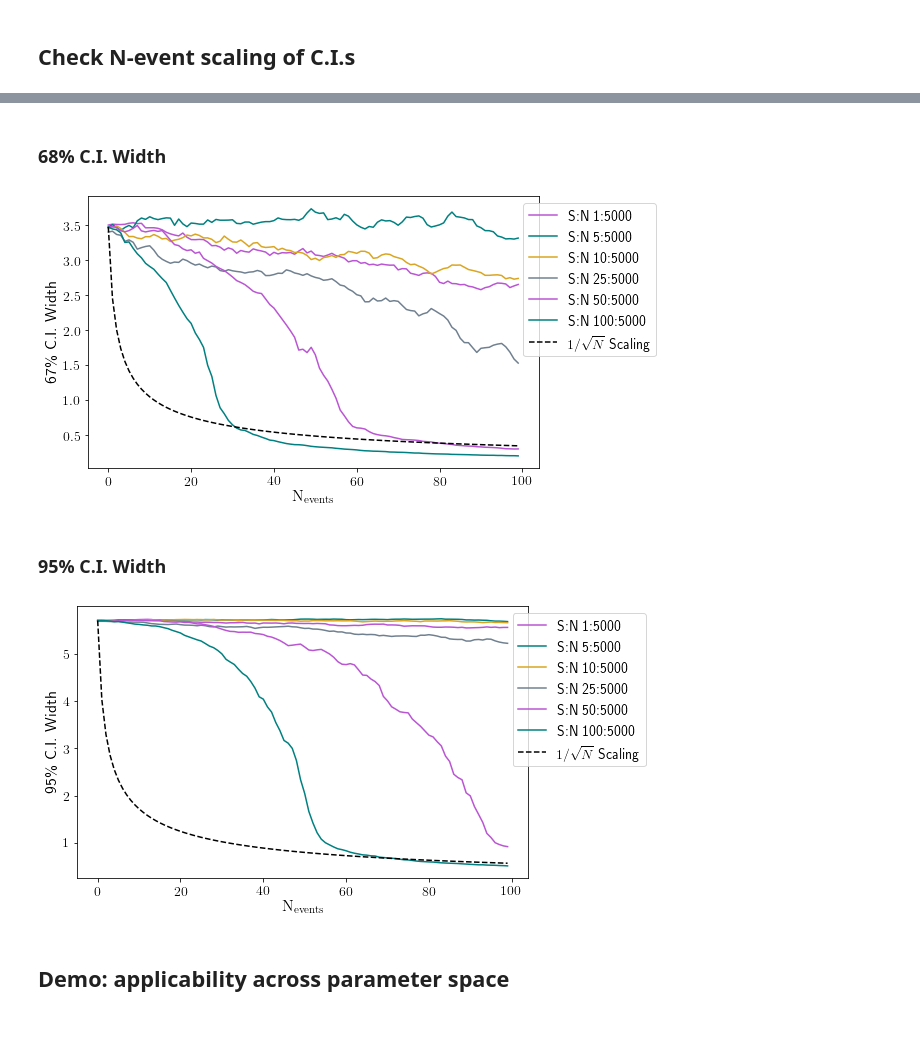
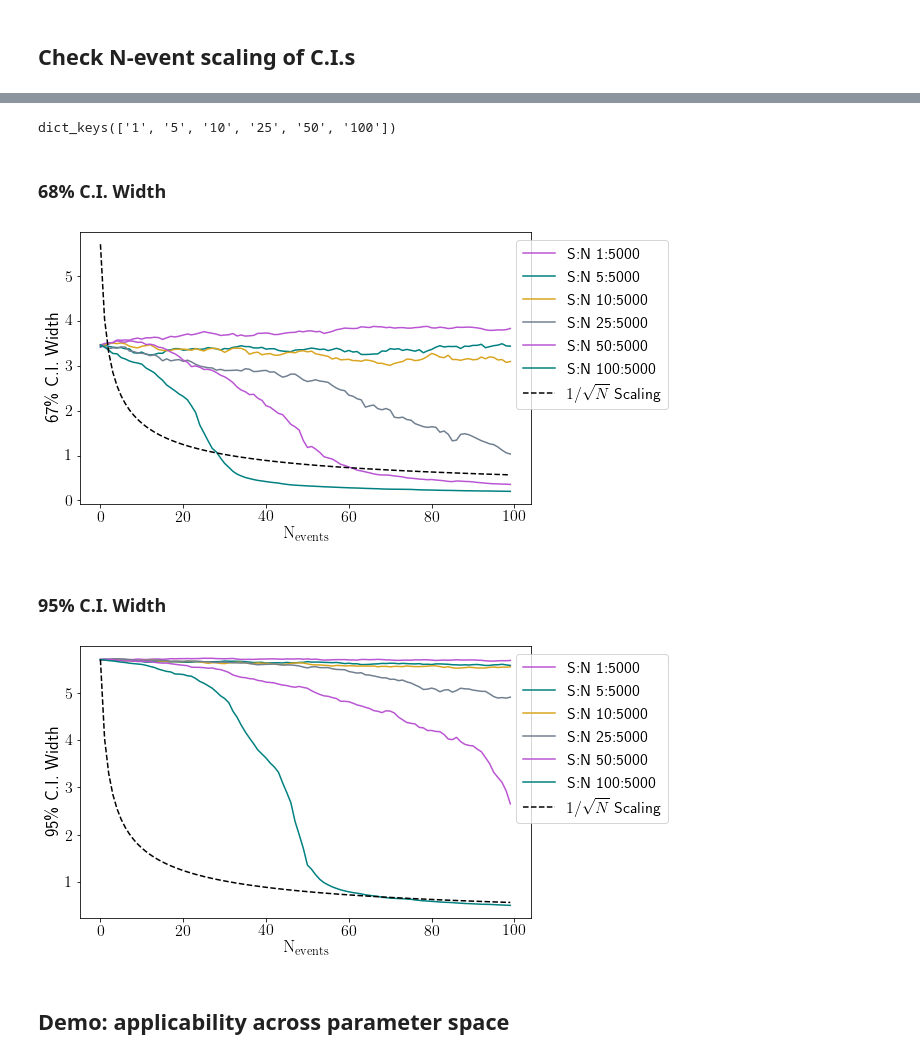
Before and after one commit to criswellalexander/hbpm_paper, a Jupyter notebook: model-validation-FINAL.ipynb, the cells around one changed output, grey strips where cells are left out. Cells and saved outputs as stored; diff of their text form; code cells hidden in the pictures; blank space fills up the shorter version.

```diff
--- a/model-validation-FINAL.ipynb
+++ b/model-validation-FINAL.ipynb
@@ -511,26 +499,39 @@ get_post_stats(post_dist, Rs, bounds=(0.025, 0.975), verbose=True, latex=False)
+# %%
+## load data
+with open('./paper_data/model_validation_data/100event_synthetic_multiSNR.pickle','rb') as file:
+    SNR_metadict_loaded = dill.load(file)
+# %%
+SNR_metadict_loaded.keys()
+# %% [output]
+dict_keys(['1', '5', '10', '25', '50', '100'])
+# %%
+countlist = [1,5,10,25,50,100]
+SNR_metalist_ld = []
+for i in countlist:
+    SNR_metalist_ld.append(SNR_metadict_loaded[str(i)]['likelihoods'])
 # %% [markdown]
 ### 68% C.I. Width
 # %%
-scaling_dict = {}
-for scount,(j,likelist) in zip(scount_list,enumerate(SNR_metalist)):
+scaling_dict68 = {}
+for scount,(j,likelist) in zip(countlist,enumerate(SNR_metalist_ld)):
     CL_arr = np.zeros((100,3))
     for i in range(100):
         CL_arr[i,:] = get_post_stats(get_posterior(Rs,get_aggregate_likelihood(likelist[:i+1]),Rprior_kernel),
                                      Rs,latex=False,verbose=False,bounds=(0.16,0.74))
-    scaling_dict[str(scount)] = CL_arr
+    scaling_dict68[str(scount)] = CL_arr
 # %%
-start = (scaling_dict[str(scount)][:,2] - scaling_dict[str(scount)][:,1])[0]
+start = (scaling_dict68[str(scount)][:,2] - scaling_dict68[str(scount)][:,1])[0]
 # %%
 plt.figure()
-for i, scount in enumerate(scount_list):
-    plt.plot(scaling_dict[str(scount)][:,2] - scaling_dict[str(scount)][:,1],label="S:N {}:5000".format(scount))
+for i, scount in enumerate(countlist):
+    plt.plot(scaling_dict68[str(scount)][:,2] - scaling_dict68[str(scount)][:,1],label="S:N {}:5000".format(scount))
 plt.plot(start/np.sqrt(np.linspace(1,100,100)),label="$1/\sqrt{N}$ Scaling",color='k',ls='--')
 plt.legend(bbox_to_anchor=(0.95,1))
 plt.ylabel("67\% C.I. Width")
 plt.xlabel("$\mathrm{N_{events}}$")
 plt.show()
 # %% [output]
-[figure, old version]
+[figure, new version]
 # %% [markdown]
 ### 95% C.I. Width
 # %%
@@ -546,14 +547,14 @@ start = (scaling_dict[str(scount)][:,2] - scaling_dict[str(scount)][:,1])[0]
 # %%
 plt.figure()
-for i, scount in enumerate(scount_list):
-    plt.plot(scaling_dict[str(scount)][:,2] - scaling_dict[str(scount)][:,1],label="S:N {}:5000".format(scount))
+for i, scount in enumerate(countlist):
+    plt.plot(scaling_dict95[str(scount)][:,2] - scaling_dict95[str(scount)][:,1],label="S:N {}:5000".format(scount))
 plt.plot(start/np.sqrt(np.linspace(1,100,100)),label="$1/\sqrt{N}$ Scaling",color='k',ls='--')
 plt.legend(bbox_to_anchor=(0.95,1))
 plt.ylabel("95\% C.I. Width")
 plt.xlabel("$\mathrm{N_{events}}$")
 plt.show()
 # %% [output]
-[figure, old version]
+[figure, new version]
 # %% [markdown]
 ## Demo: applicability across parameter space
 # %%
```
Also changed, not shown: parts of 65 cells of this notebook, 18 other files.
